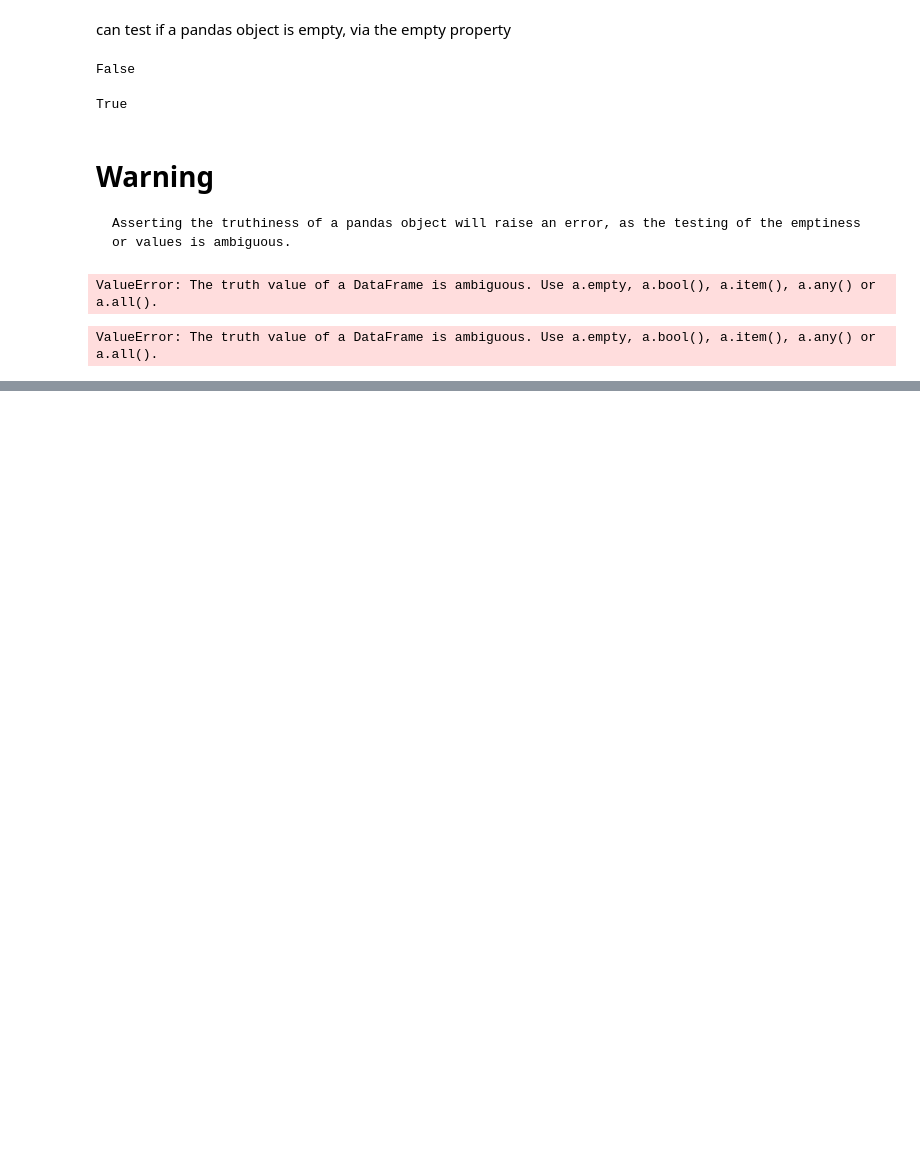
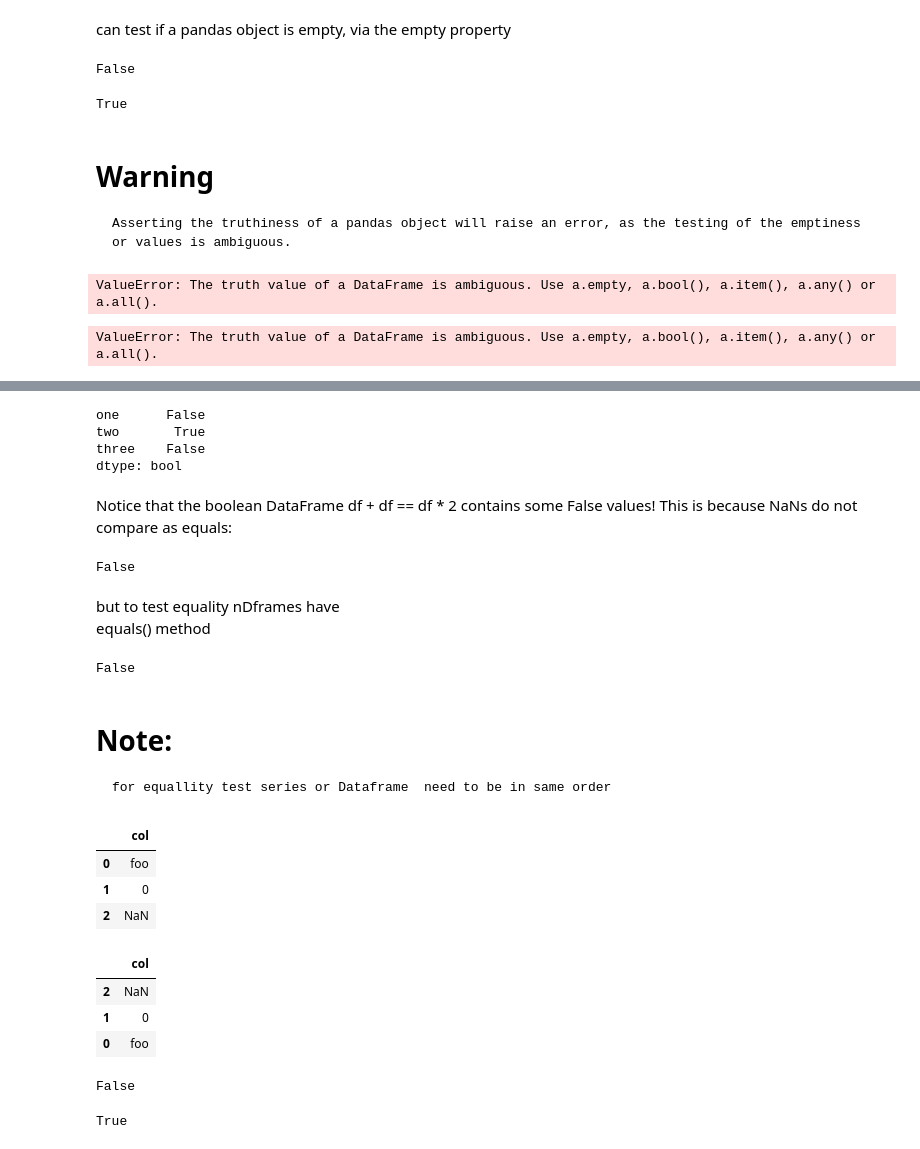
Before and after one commit to gopal-py07/DataSciencePandasExample, a Jupyter notebook: Essential basic functionality/Essential_basic_functionality.ipynb, the cells around one changed output, grey strips where cells are left out. Saved outputs shown, nothing was run; the diff lists cells and outputs as text; code cells hidden in the pictures; blank space fills up the shorter version.

```diff
--- a/Essential basic functionality/Essential_basic_functionality.ipynb
+++ b/Essential basic functionality/Essential_basic_functionality.ipynb
@@ -571,0 +587,33 @@ ValueError: The truth value of a DataFrame is ambiguous. Use a.empty, a.bool(),
+# %%
+(df+df==df*2).all()
+# %% [output]
+one      False
+two       True
+three    False
+dtype: bool
+# %% [markdown]
+Notice that the boolean DataFrame df + df == df * 2 contains some False values! This is because NaNs do not compare as equals:
+# %%
+np.nan == np.nan
+# %% [output]
+False
+# %% [markdown]
+but to test equality nDframes have <br> equals() </br> method
+# %%
+(df+df).equals(df2*2)
+# %% [output]
+False
+# %% [markdown]
+# Note:
+    for equallity test series or Dataframe  need to be in same order
+# %%
+df1= pd.DataFrame({
+    "col":["foo", 0, np.nan]
+})
+# %%
+df1
+# %% [output]
+|  | col |
+| 0 | foo |
+| 1 | 0 |
+| 2 | NaN |
@@ -571,0 +624,15 @@ ValueError: The truth value of a DataFrame is ambiguous. Use a.empty, a.bool(),
+# %%
+df2
+# %% [output]
+|  | col |
+| 2 | NaN |
+| 1 | 0 |
+| 0 | foo |
+# %%
+df1.equals(df2)
+# %% [output]
+False
+# %%
+df1.equals(df2.sort_index())
+# %% [output]
+True
```
Also changed, not shown: parts of 4 cells of this notebook.
